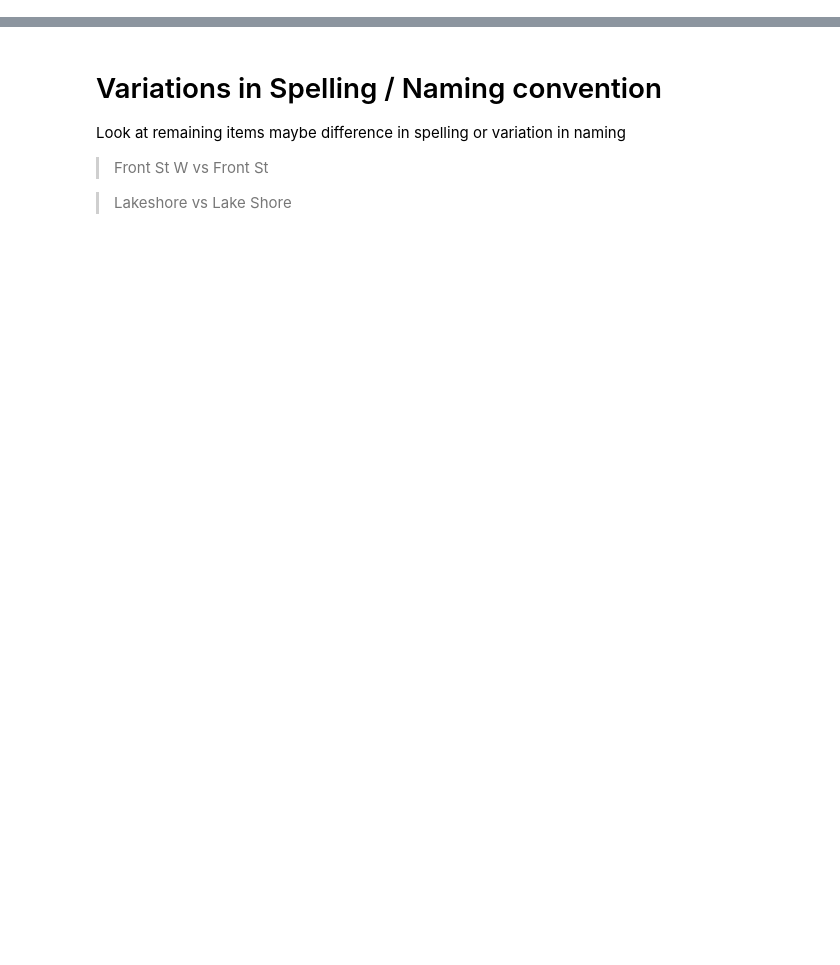
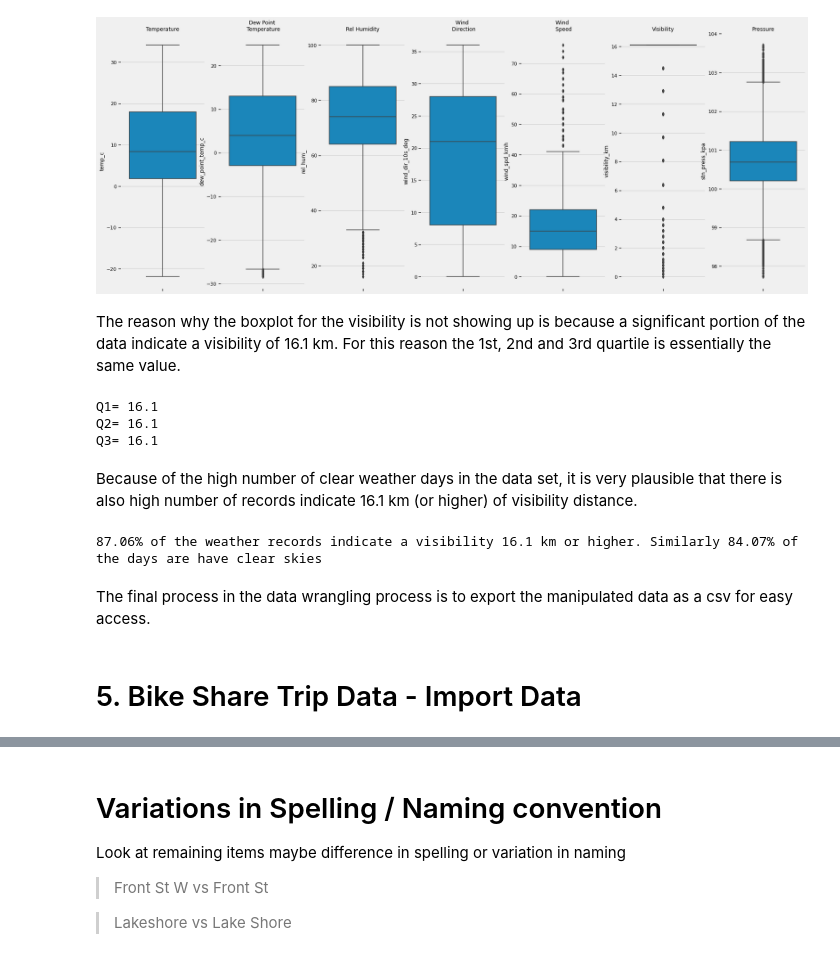
Before and after one commit to yokoyana/toronto_bike_share, a Jupyter notebook: project.ipynb, the cells around one changed output, grey strips where cells are left out. Cells and saved outputs as stored; diff of their text form; code cells hidden in the pictures; blank space fills up the shorter version.

```diff
--- a/project.ipynb
+++ b/project.ipynb
@@ -631,0 +430,52 @@ dtype: float64
+# %%
+fig, (ax1, ax2, ax3, ax4, ax5, ax6, ax7) = plt.subplots(1,7,figsize = (25,10))
+
+sns.boxplot(y = 'temp_c', data = df_weather_data, ax = ax1)
+ax1.set_title('Temperature')
+
+sns.boxplot(y = 'dew_point_temp_c', data = df_weather_data, ax = ax2)
+ax2.set_title('Dew Point \n Temperature')
+
+sns.boxplot(y = 'rel_hum_', data = df_weather_data, ax = ax3)
+ax3.set_title('Rel Humidity')
+
+sns.boxplot(y = 'wind_dir_10s_deg', data = df_weather_data, ax = ax4)
+ax4.set_title('Wind \n Direction')
+
+sns.boxplot(y = 'wind_spd_kmh', data = df_weather_data, ax = ax5)
+ax5.set_title('Wind \n Speed')
+
+sns.boxplot(y = 'visibility_km', data = df_weather_data, ax = ax6)
+ax6.set_title('Visibility')
+
+sns.boxplot(y = 'stn_press_kpa', data = df_weather_data, ax = ax7)
+ax7.set_title('Pressure')
+
+fig.show()
+# %% [output]
+[figure, added]
+# %% [markdown]
+The reason why the boxplot for the visibility is not showing up is because a significant portion of the data indicate a visibility of 16.1 km. For this reason the 1st, 2nd and 3rd quartile is essentially the same value.
+# %%
+#Estimate quartile values for Visibility column
+Q1=np.percentile(df_weather_data['visibility_km'], 25)  # Q1
+Q2=np.percentile(df_weather_data['visibility_km'], 50)  # median
+Q3=np.percentile(df_weather_data['visibility_km'], 75)  # Q3
+
+print("Q1=",Q1)
+print("Q2=",Q2)
+print("Q3=",Q3)
+# %% [output]
+Q1= 16.1
+Q2= 16.1
+Q3= 16.1
+# %% [markdown]
+Because of the high number of clear weather days in the data set, it is very plausible that there is also high number of records indicate 16.1 km (or higher) of visibility distance.
+# %%
+print('{:.2f}% of the weather records indicate a visibility 16.1 km or higher. Similarly {:.2f}% of the days are have clear skies'
+      .format((df_weather_data['visibility_km'] >= 16.1).sum()/df_weather_data.shape[0]*100
+              , (df_weather_data['weather'] == 'clear_day').sum()/df_weather_data.shape[0]*100))
+# %% [output]
+87.06% of the weather records indicate a visibility 16.1 km or higher. Similarly 84.07% of the days are have clear skies
+# %% [markdown]
+The final process in the data wrangling process is to export the manipulated data as a csv for easy access.
@@ -631,0 +485,2 @@ dtype: float64
+# %% [markdown]
+# 5. Bike Share Trip Data - Import Data
```
Also changed, not shown: parts of 156 cells of this notebook.
